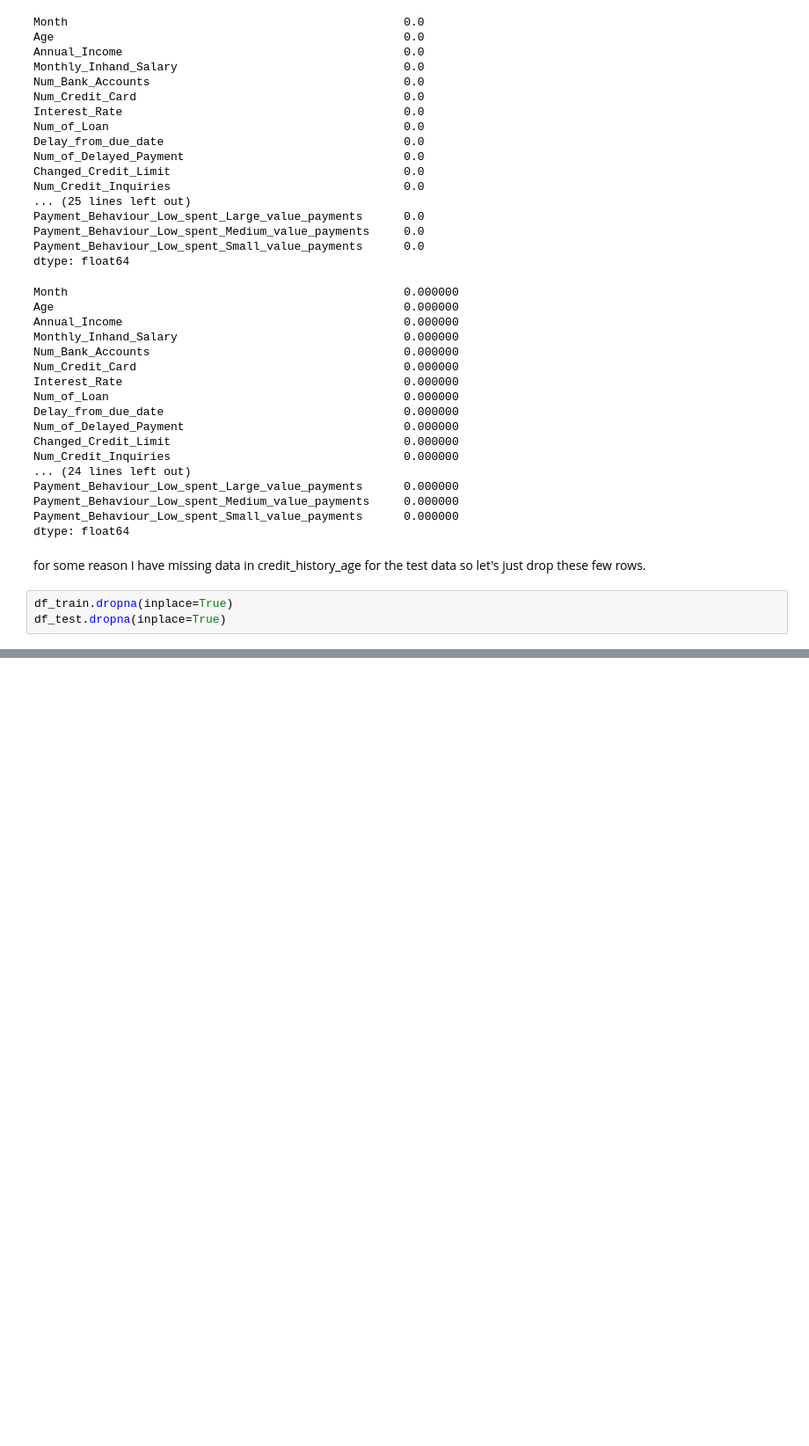
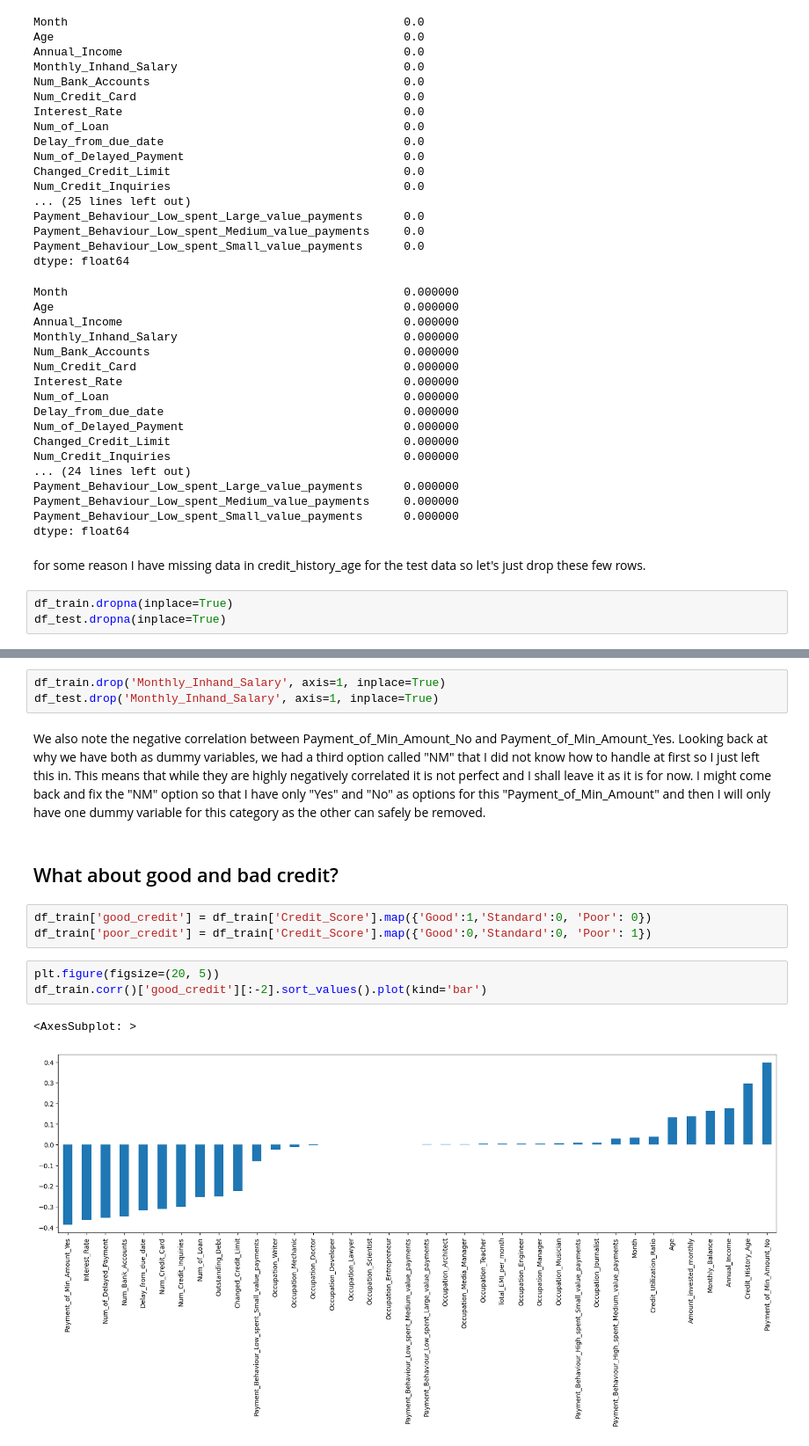
Before and after one commit to jackhenshaw/creditScore, a Jupyter notebook: credit_score.ipynb, the cells around one changed output, grey strips where cells are left out. Shown at 88% size. Cells and saved outputs as stored; diff of their text form; blank space fills up the shorter version.

```diff
--- a/credit_score.ipynb
+++ b/credit_score.ipynb
@@ -1669,0 +1682,16 @@ df_test.dropna(inplace=True)
+# %%
+df_train.drop('Monthly_Inhand_Salary', axis=1, inplace=True)
+df_test.drop('Monthly_Inhand_Salary', axis=1, inplace=True)
+# %% [markdown]
+We also note the negative correlation between Payment_of_Min_Amount_No and Payment_of_Min_Amount_Yes. Looking back at why we have both as dummy variables, we had a third option called "NM" that I did not know how to handle at first so I just left this in. This means that while they are highly negatively correlated it is not perfect and I shall leave it as it is for now. I might come back and fix the "NM" option so that I have only "Yes" and "No" as options for this "Payment_of_Min_Amount" and then I will only have one dummy variable for this category as the other can safely be removed.
+# %% [markdown]
+## What about good and bad credit?
+# %%
+df_train['good_credit'] = df_train['Credit_Score'].map({'Good':1,'Standard':0, 'Poor': 0})
+df_train['poor_credit'] = df_train['Credit_Score'].map({'Good':0,'Standard':0, 'Poor': 1})
+# %%
+plt.figure(figsize=(20, 5))
+df_train.corr()['good_credit'][:-2].sort_values().plot(kind='bar')
+# %% [output]
+<AxesSubplot: >
+[figure, added]
```
Also changed, not shown: parts of 7 cells of this notebook.
